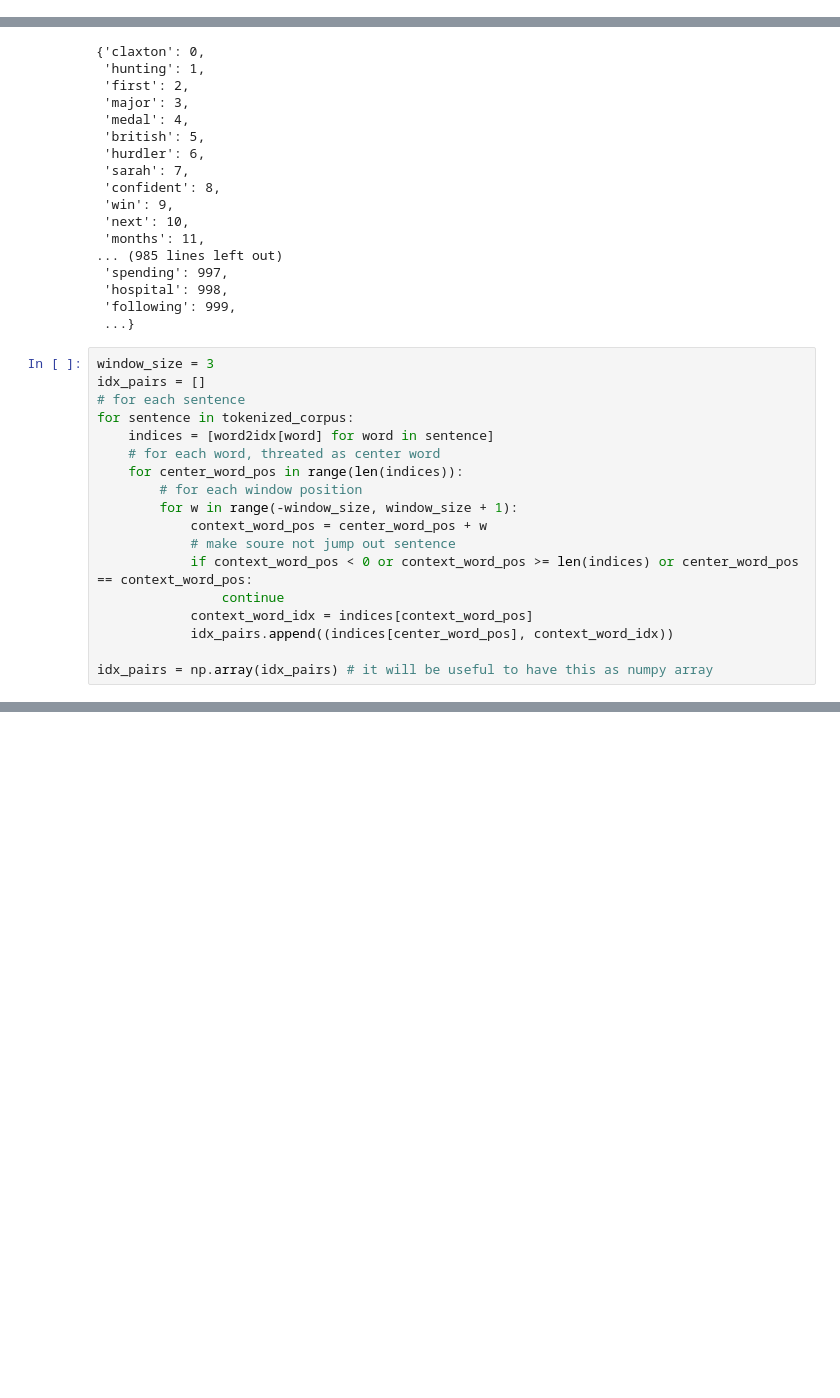
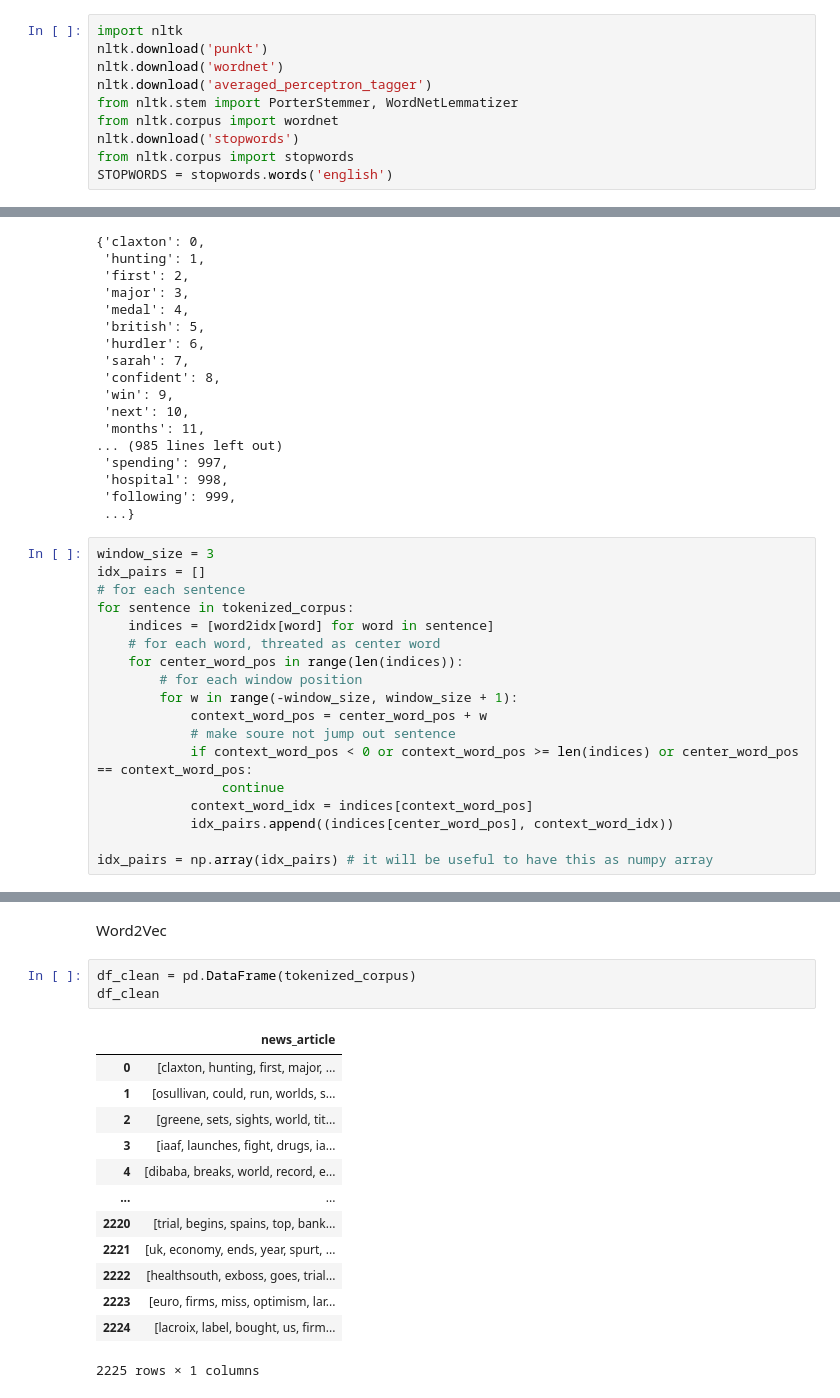
Before and after one commit to SApsalamov/nlp2020spring, a Jupyter notebook: w2vbbcnews.ipynb, the cells around one changed output, grey strips where cells are left out. Drawn from its saved outputs; the diff is of its cells as text; blank space fills up the shorter version.

```diff
--- a/w2vbbcnews.ipynb
+++ b/w2vbbcnews.ipynb
@@ -4,3 +4,13 @@ from torch.autograd import Variable
 import numpy as np
 import torch.functional as F
 import torch.nn.functional as F
+# %%
+import nltk
+nltk.download('punkt')
+nltk.download('wordnet')
+nltk.download('averaged_perceptron_tagger')
+from nltk.stem import PorterStemmer, WordNetLemmatizer
+from nltk.corpus import wordnet
+nltk.download('stopwords')
+from nltk.corpus import stopwords
+STOPWORDS = stopwords.words('english')
@@ -147,3 +178,22 @@ for epo in range(num_epochs):
         print(f'Loss at epo {epo}: {loss_val/len(idx_pairs)}')
 # %% [output]
 KeyboardInterrupt:
+# %% [markdown]
+Word2Vec
+# %%
+df_clean = pd.DataFrame(tokenized_corpus)
+df_clean
+# %% [output]
+|  | news_article |
+| 0 | [claxton, hunting, first, major, ... |
+| 1 | [osullivan, could, run, worlds, s... |
+| 2 | [greene, sets, sights, world, tit... |
+| 3 | [iaaf, launches, fight, drugs, ia... |
+| 4 | [dibaba, breaks, world, record, e... |
+| ... | ... |
+| 2220 | [trial, begins, spains, top, bank... |
+| 2221 | [uk, economy, ends, year, spurt, ... |
+| 2222 | [healthsouth, exboss, goes, trial... |
+| 2223 | [euro, firms, miss, optimism, lar... |
+| 2224 | [lacroix, label, bought, us, firm... |
+2225 rows × 1 columns
```
Also changed, not shown: parts of 24 cells of this notebook.
